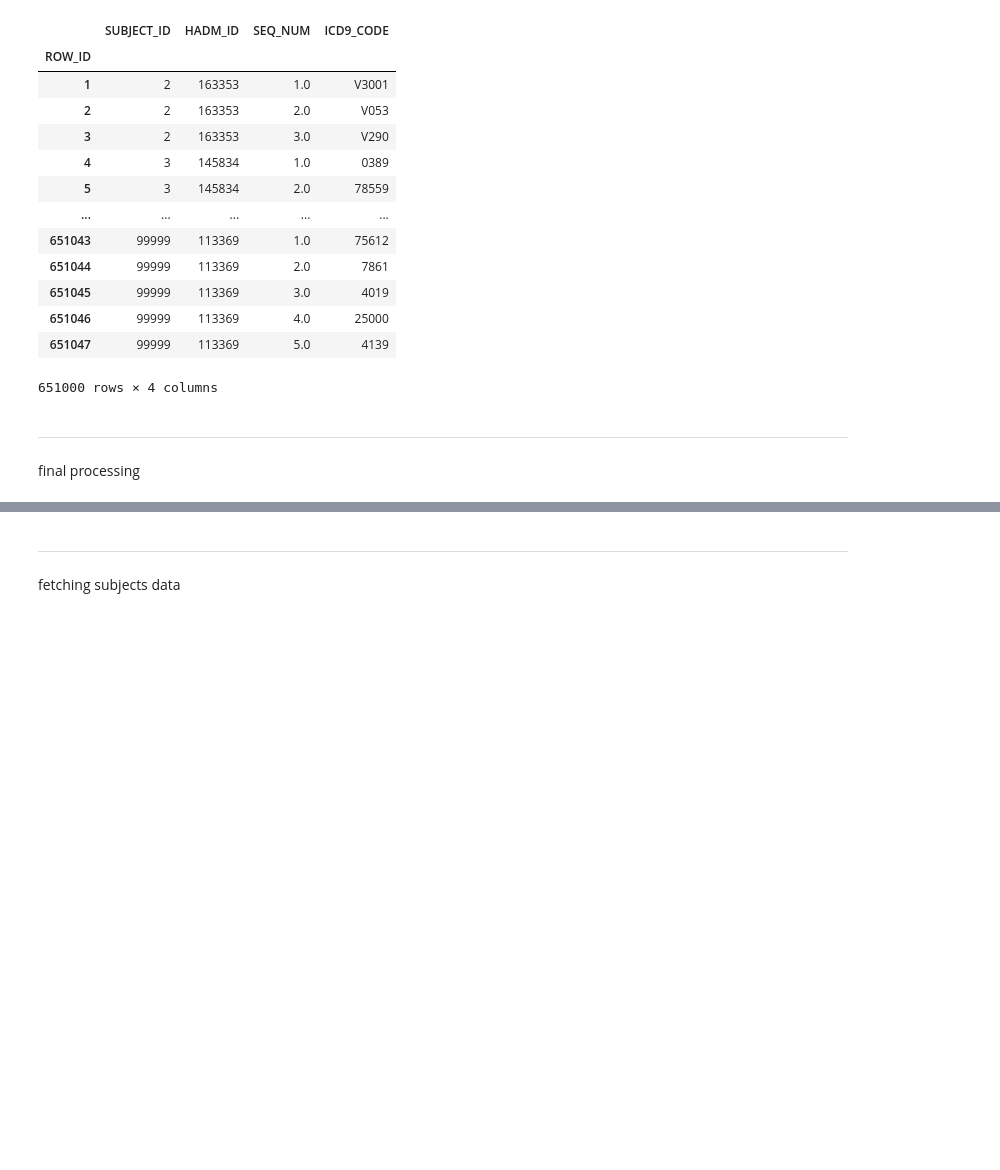
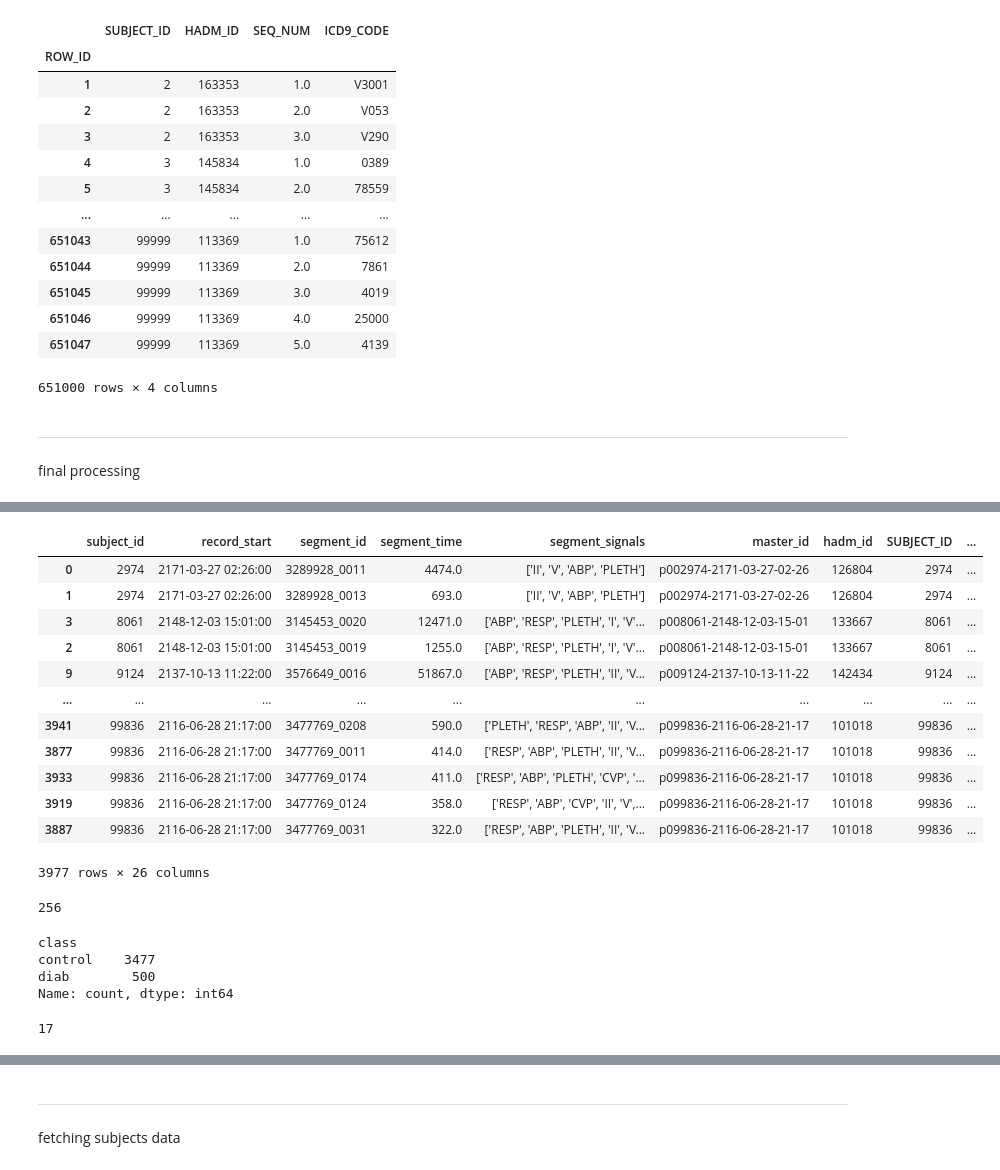
Before and after one commit to thvlio/masters-research, a Jupyter notebook: select.ipynb, the cells around one changed output, grey strips where cells are left out. Drawn from its saved outputs; the diff is of its cells as text; code cells hidden in the pictures; blank space fills up the shorter version.

```diff
--- a/select.ipynb
+++ b/select.ipynb
@@ -357,0 +422,35 @@ df_subjects
+# %%
+# elective = df_waveforms_class['ADMISSION_TYPE'] == 'ELECTIVE' # and not NEWBORN
+# df_final = df_waveforms_class[elective]
+df_final = df_waveforms_class.copy()
+df_final = df_final.sort_values(['subject_id', 'segment_time'], ascending=[True, False])
+df_final
+# %% [output]
+|  | subject_id | record_start | segment_id | segment_time | segment_signals | master_id | hadm_id | SUBJECT_ID | ... |
+| 0 | 2974 | 2171-03-27 02:26:00 | 3289928_0011 | 4474.0 | ['II', 'V', 'ABP', 'PLETH'] | p002974-2171-03-27-02-26 | 126804 | 2974 | ... |
+| 1 | 2974 | 2171-03-27 02:26:00 | 3289928_0013 | 693.0 | ['II', 'V', 'ABP', 'PLETH'] | p002974-2171-03-27-02-26 | 126804 | 2974 | ... |
+| 3 | 8061 | 2148-12-03 15:01:00 | 3145453_0020 | 12471.0 | ['ABP', 'RESP', 'PLETH', 'I', 'V'... | p008061-2148-12-03-15-01 | 133667 | 8061 | ... |
+| 2 | 8061 | 2148-12-03 15:01:00 | 3145453_0019 | 1255.0 | ['ABP', 'RESP', 'PLETH', 'I', 'V'... | p008061-2148-12-03-15-01 | 133667 | 8061 | ... |
+| 9 | 9124 | 2137-10-13 11:22:00 | 3576649_0016 | 51867.0 | ['ABP', 'RESP', 'PLETH', 'II', 'V... | p009124-2137-10-13-11-22 | 142434 | 9124 | ... |
+| ... | ... | ... | ... | ... | ... | ... | ... | ... | ... |
+| 3941 | 99836 | 2116-06-28 21:17:00 | 3477769_0208 | 590.0 | ['PLETH', 'RESP', 'ABP', 'II', 'V... | p099836-2116-06-28-21-17 | 101018 | 99836 | ... |
+| 3877 | 99836 | 2116-06-28 21:17:00 | 3477769_0011 | 414.0 | ['RESP', 'ABP', 'PLETH', 'II', 'V... | p099836-2116-06-28-21-17 | 101018 | 99836 | ... |
+| 3933 | 99836 | 2116-06-28 21:17:00 | 3477769_0174 | 411.0 | ['RESP', 'ABP', 'PLETH', 'CVP', '... | p099836-2116-06-28-21-17 | 101018 | 99836 | ... |
+| 3919 | 99836 | 2116-06-28 21:17:00 | 3477769_0124 | 358.0 | ['RESP', 'ABP', 'CVP', 'II', 'V',... | p099836-2116-06-28-21-17 | 101018 | 99836 | ... |
+| 3887 | 99836 | 2116-06-28 21:17:00 | 3477769_0031 | 322.0 | ['RESP', 'ABP', 'PLETH', 'II', 'V... | p099836-2116-06-28-21-17 | 101018 | 99836 | ... |
+3977 rows × 26 columns
+# %%
+df_final['subject_id'].nunique()
+# %% [output]
+256
+# %%
+df_final['class'].value_counts()
+# %% [output]
+class
+control    3477
+diab        500
+Name: count, dtype: int64
+# %%
+df_final[df_final['class'] == 'diab']['subject_id'].nunique()
+# %% [output]
+17
```
Also changed, not shown: parts of 34 cells of this notebook.
